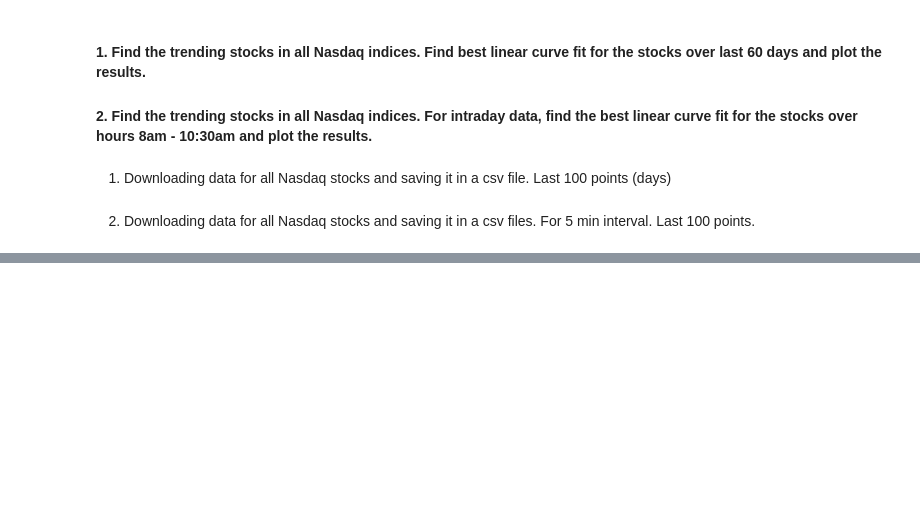
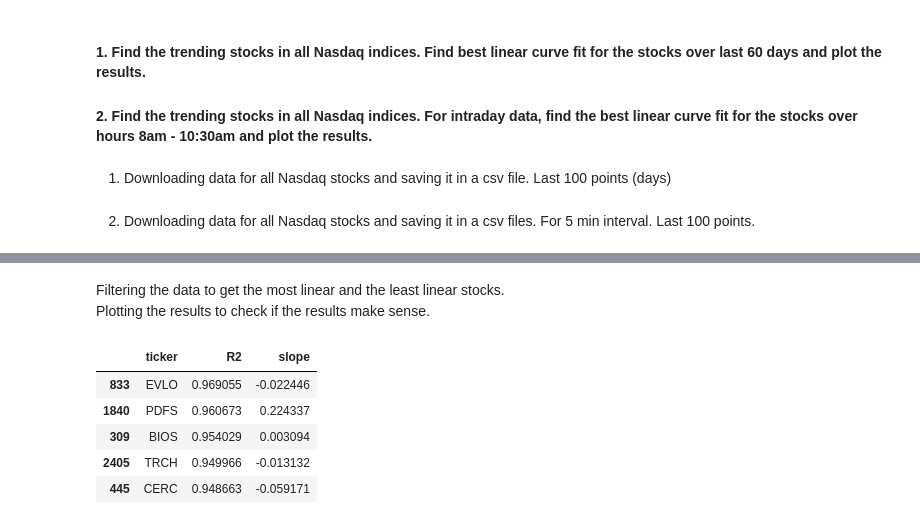
Before and after one commit to Folongton/Stock-Analysis, a Jupyter notebook: P1-Indicators-Chart-Analysis/P1-Chart-Analysis.ipynb, the cells around one changed output, grey strips where cells are left out. Saved outputs shown, nothing was run; the diff lists cells and outputs as text; code cells hidden in the pictures; blank space fills up the shorter version.

```diff
--- a/P1-Indicators-Chart-Analysis/P1-Chart-Analysis.ipynb
+++ b/P1-Indicators-Chart-Analysis/P1-Chart-Analysis.ipynb
@@ -549 +575,14 @@ def plot_correlation(series):
+# %% [markdown]
+Filtering the data to get the most linear and the least linear stocks.
+Plotting the results to check if the results make sense.
+# %%
+# Most linear
+linear_df.sort_values(by='R2', ascending=False).head(5)
+# %% [output]
+|  | ticker | R2 | slope |
+| 833 | EVLO | 0.969055 | -0.022446 |
+| 1840 | PDFS | 0.960673 | 0.224337 |
+| 309 | BIOS | 0.954029 | 0.003094 |
+| 2405 | TRCH | 0.949966 | -0.013132 |
+| 445 | CERC | 0.948663 | -0.059171 |
 # %%
```
Also changed, not shown: parts of 18 cells of this notebook, 1 other file.
